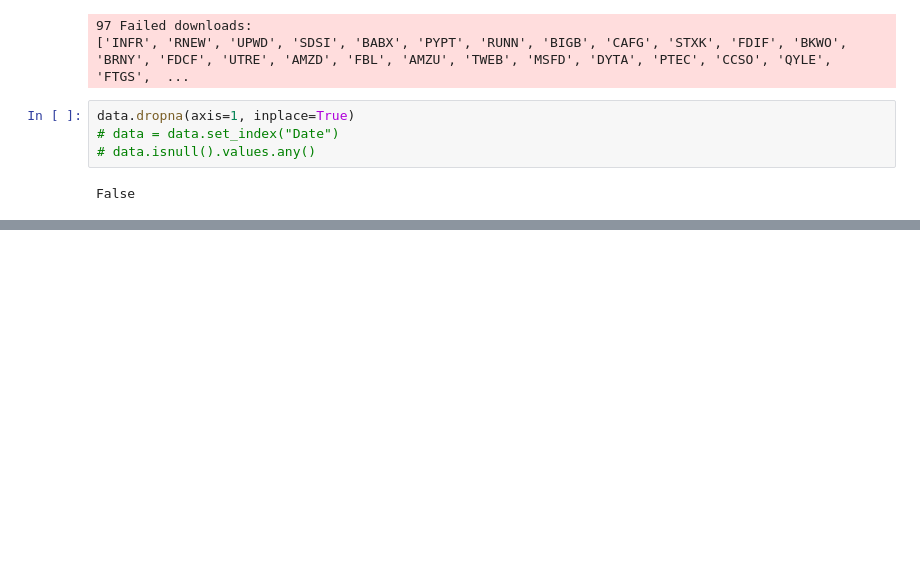
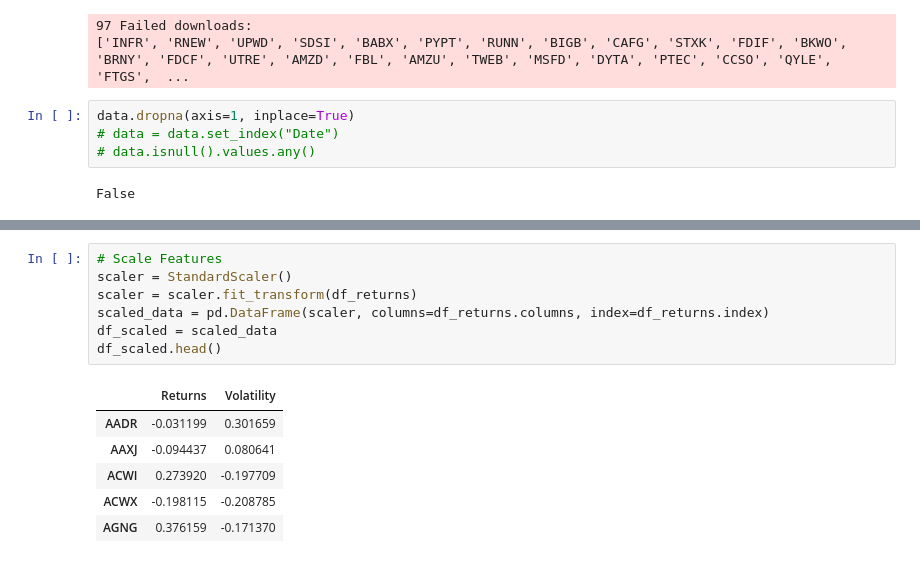
Before and after one commit to 2Rings/Quant_Strategies, a Jupyter notebook: MLTrading/UnsupervisedLearning/KMeansClustering.ipynb, the cells around one changed output, grey strips where cells are left out. Cells and saved outputs as stored; diff of their text form; blank space fills up the shorter version.

```diff
--- a/MLTrading/UnsupervisedLearning/KMeansClustering.ipynb
+++ b/MLTrading/UnsupervisedLearning/KMeansClustering.ipynb
@@ -81,0 +79,14 @@ data
+# %%
+# Scale Features
+scaler = StandardScaler()
+scaler = scaler.fit_transform(df_returns)
+scaled_data = pd.DataFrame(scaler, columns=df_returns.columns, index=df_returns.index)
+df_scaled = scaled_data
+df_scaled.head()
+# %% [output]
+|  | Returns | Volatility |
+| AADR | -0.031199 | 0.301659 |
+| AAXJ | -0.094437 | 0.080641 |
+| ACWI | 0.273920 | -0.197709 |
+| ACWX | -0.198115 | -0.208785 |
+| AGNG | 0.376159 | -0.171370 |
```
Also changed, not shown: parts of 10 cells of this notebook.
